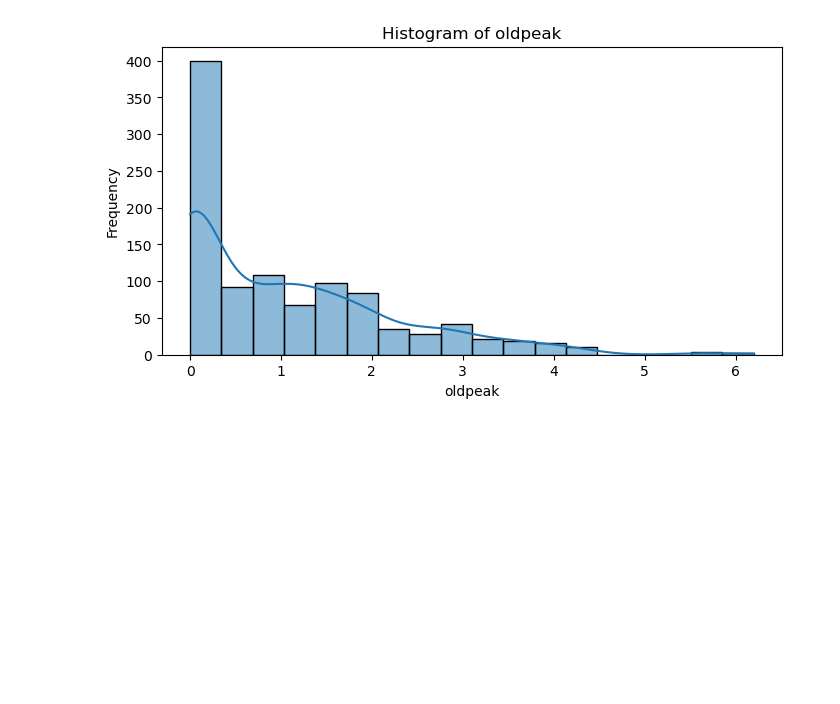
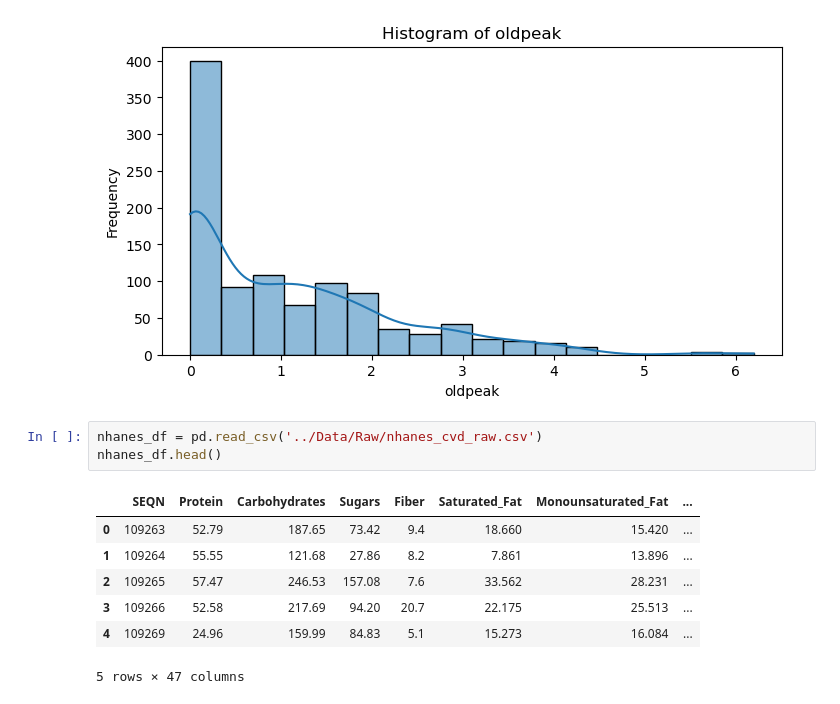
Before and after one commit to NiruSJSU/Healthcare_XAI_CMPE_252, a Jupyter notebook: Notebooks/Final_Project_EDA.ipynb, the cells around one changed output. Cells and saved outputs as stored; diff of their text form; blank space fills up the shorter version.

```diff
--- a/Notebooks/Final_Project_EDA.ipynb
+++ b/Notebooks/Final_Project_EDA.ipynb
@@ -154,3 +165,14 @@ for column in heart_numeric_columns:
 [figure]
 [figure]
 [figure]
+# %%
+nhanes_df = pd.read_csv('../Data/Raw/nhanes_cvd_raw.csv')
+nhanes_df.head()
+# %% [output]
+|  | SEQN | Protein | Carbohydrates | Sugars | Fiber | Saturated_Fat | Monounsaturated_Fat | ... |
+| 0 | 109263 | 52.79 | 187.65 | 73.42 | 9.4 | 18.660 | 15.420 | ... |
+| 1 | 109264 | 55.55 | 121.68 | 27.86 | 8.2 | 7.861 | 13.896 | ... |
+| 2 | 109265 | 57.47 | 246.53 | 157.08 | 7.6 | 33.562 | 28.231 | ... |
+| 3 | 109266 | 52.58 | 217.69 | 94.20 | 20.7 | 22.175 | 25.513 | ... |
+| 4 | 109269 | 24.96 | 159.99 | 84.83 | 5.1 | 15.273 | 16.084 | ... |
+5 rows × 47 columns
```
Also changed, not shown: parts of 4 cells of this notebook, 1 other file.
